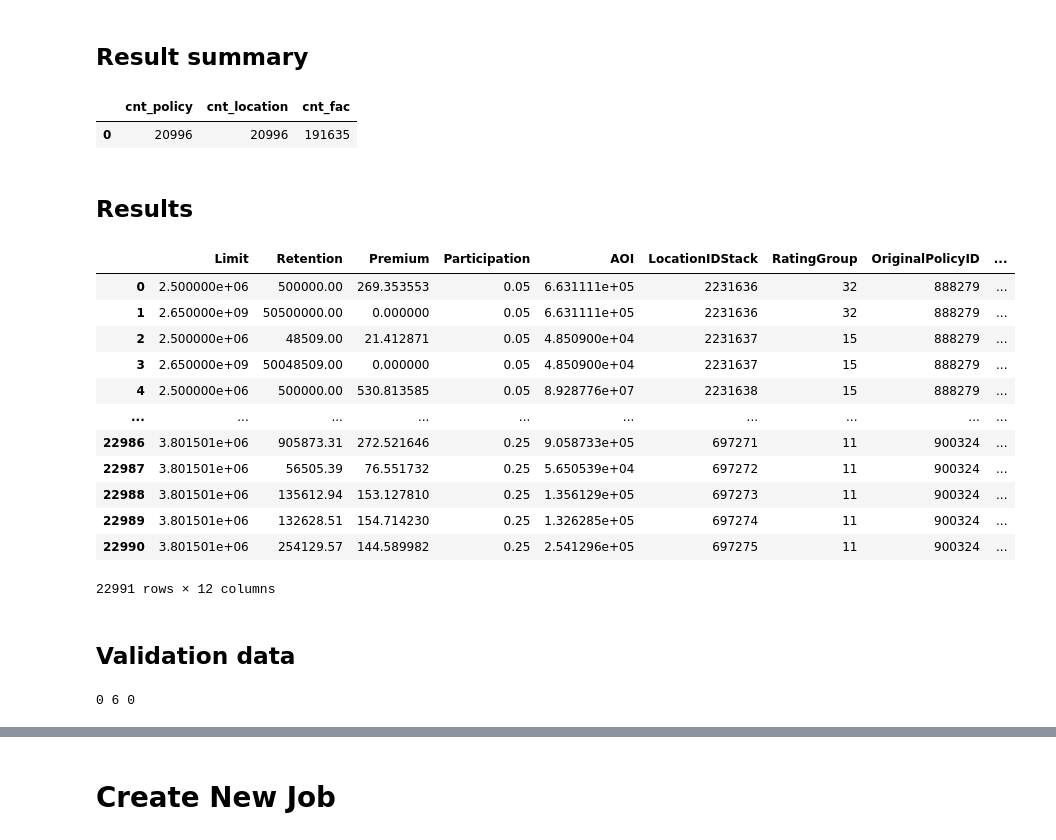
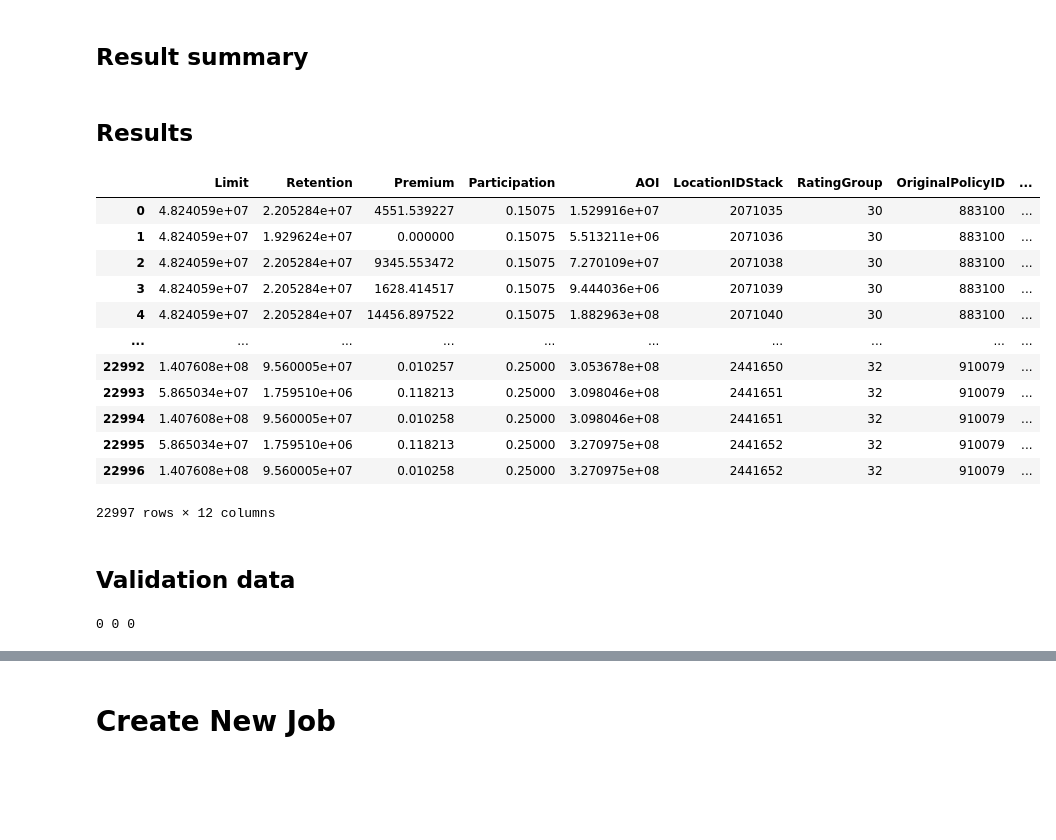
Before and after one commit to hoeun-sim-gc/migrate-repo-test, a Jupyter notebook: pat_dev_sql.ipynb, the cells around one changed output, grey strips where cells are left out. Cells and saved outputs as stored; diff of their text form; code cells hidden in the pictures; blank space fills up the shorter version.

```diff
--- a/pat_dev_sql.ipynb
+++ b/pat_dev_sql.ipynb
@@ -49,37 +28,34 @@ if ret:
 # %% [markdown]
 ## Result summary
 # %%
-df = PatJob.get_summary(100000126)
+df = PatJob.get_summary(100000144)
 df
-# %% [output]
-|  | cnt_policy | cnt_location | cnt_fac |
-| 0 | 20996 | 20996 | 191635 |
 # %% [markdown]
 ## Results
 # %%
-df = PatJob.get_results(100000126)
+df = PatJob.get_results(100000172)
 df
 # %% [output]
 |  | Limit | Retention | Premium | Participation | AOI | LocationIDStack | RatingGroup | OriginalPolicyID | ... |
-| 0 | 2.500000e+06 | 500000.00 | 269.353553 | 0.05 | 6.631111e+05 | 2231636 | 32 | 888279 | ... |
-| 1 | 2.650000e+09 | 50500000.00 | 0.000000 | 0.05 | 6.631111e+05 | 2231636 | 32 | 888279 | ... |
-| 2 | 2.500000e+06 | 48509.00 | 21.412871 | 0.05 | 4.850900e+04 | 2231637 | 15 | 888279 | ... |
-| 3 | 2.650000e+09 | 50048509.00 | 0.000000 | 0.05 | 4.850900e+04 | 2231637 | 15 | 888279 | ... |
-| 4 | 2.500000e+06 | 500000.00 | 530.813585 | 0.05 | 8.928776e+07 | 2231638 | 15 | 888279 | ... |
+| 0 | 4.824059e+07 | 2.205284e+07 | 4551.539227 | 0.15075 | 1.529916e+07 | 2071035 | 30 | 883100 | ... |
+| 1 | 4.824059e+07 | 1.929624e+07 | 0.000000 | 0.15075 | 5.513211e+06 | 2071036 | 30 | 883100 | ... |
+| 2 | 4.824059e+07 | 2.205284e+07 | 9345.553472 | 0.15075 | 7.270109e+07 | 2071038 | 30 | 883100 | ... |
+| 3 | 4.824059e+07 | 2.205284e+07 | 1628.414517 | 0.15075 | 9.444036e+06 | 2071039 | 30 | 883100 | ... |
+| 4 | 4.824059e+07 | 2.205284e+07 | 14456.897522 | 0.15075 | 1.882963e+08 | 2071040 | 30 | 883100 | ... |
 | ... | ... | ... | ... | ... | ... | ... | ... | ... | ... |
-| 22986 | 3.801501e+06 | 905873.31 | 272.521646 | 0.25 | 9.058733e+05 | 697271 | 11 | 900324 | ... |
-| 22987 | 3.801501e+06 | 56505.39 | 76.551732 | 0.25 | 5.650539e+04 | 697272 | 11 | 900324 | ... |
-| 22988 | 3.801501e+06 | 135612.94 | 153.127810 | 0.25 | 1.356129e+05 | 697273 | 11 | 900324 | ... |
-| 22989 | 3.801501e+06 | 132628.51 | 154.714230 | 0.25 | 1.326285e+05 | 697274 | 11 | 900324 | ... |
-| 22990 | 3.801501e+06 | 254129.57 | 144.589982 | 0.25 | 2.541296e+05 | 697275 | 11 | 900324 | ... |
+| 22992 | 1.407608e+08 | 9.560005e+07 | 0.010257 | 0.25000 | 3.053678e+08 | 2441650 | 32 | 910079 | ... |
+| 22993 | 5.865034e+07 | 1.759510e+06 | 0.118213 | 0.25000 | 3.098046e+08 | 2441651 | 32 | 910079 | ... |
+| 22994 | 1.407608e+08 | 9.560005e+07 | 0.010258 | 0.25000 | 3.098046e+08 | 2441651 | 32 | 910079 | ... |
+| 22995 | 5.865034e+07 | 1.759510e+06 | 0.118213 | 0.25000 | 3.270975e+08 | 2441652 | 32 | 910079 | ... |
+| 22996 | 1.407608e+08 | 9.560005e+07 | 0.010258 | 0.25000 | 3.270975e+08 | 2441652 | 32 | 910079 | ... |
-22991 rows × 12 columns
+22997 rows × 12 columns
 # %% [markdown]
 ## Validation data
 # %%
-df1,df2,df3 = PatJob.get_validation_data(100000126)
+df1,df2,df3 = PatJob.get_validation_data(100000172)
 print(len(df1), len(df2), len(df3))
 # %% [output]
-0 6 0
+0 0 0
 # %%
 df2.sort_values(by='LocationIDStack')
 # %% [output]
```
Also changed, not shown: parts of 5 cells of this notebook, 6 other files.
